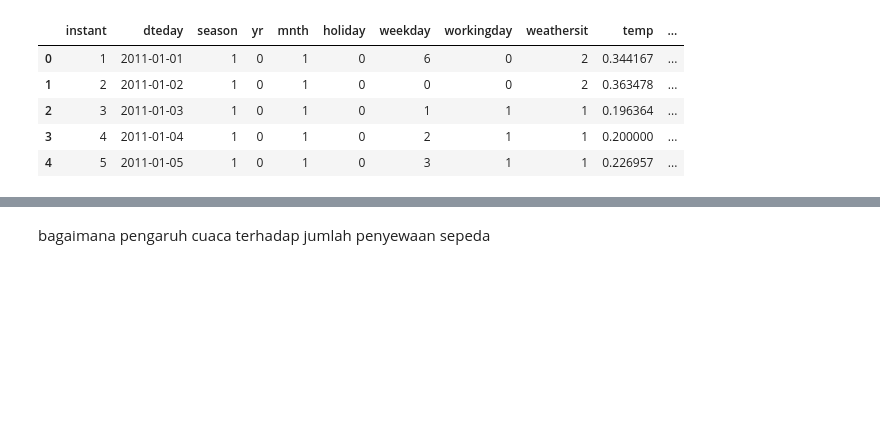
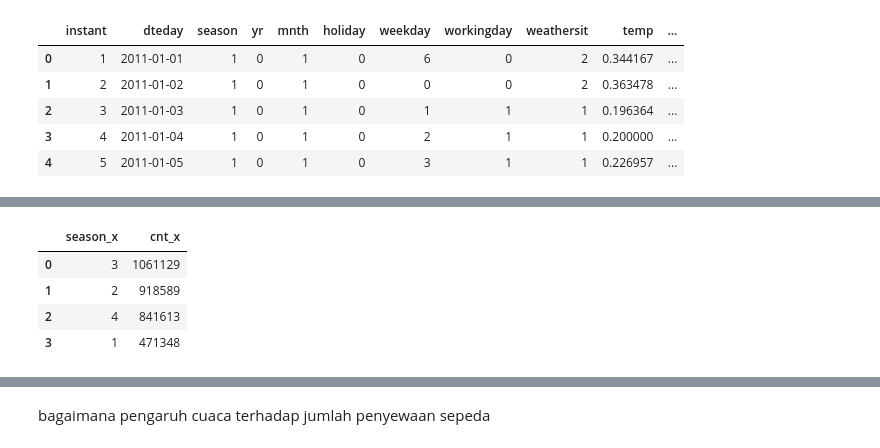
Before and after one commit to rifkurniawan-dev/projek_arif, a Jupyter notebook: Proyek_Analisis_Data_Arif.ipynb, the cells around one changed output, grey strips where cells are left out. Saved outputs shown, nothing was run; the diff lists cells and outputs as text; code cells hidden in the pictures; blank space fills up the shorter version.

```diff
--- a/Proyek_Analisis_Data_Arif.ipynb
+++ b/Proyek_Analisis_Data_Arif.ipynb
@@ -565,0 +525,9 @@ plt.show()
+# %%
+seasonal_influence = hour_day_df.groupby('season_x')['cnt_x'].sum().sort_values(ascending=False).reset_index()
+seasonal_influence.head(10)
+# %% [output]
+|  | season_x | cnt_x |
+| 0 | 3 | 1061129 |
+| 1 | 2 | 918589 |
+| 2 | 4 | 841613 |
+| 3 | 1 | 471348 |
```
Also changed, not shown: parts of 7 cells of this notebook.
